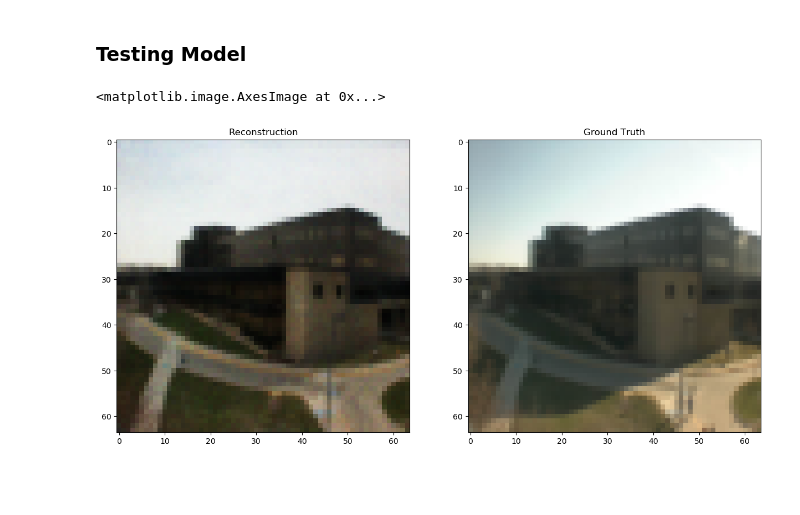
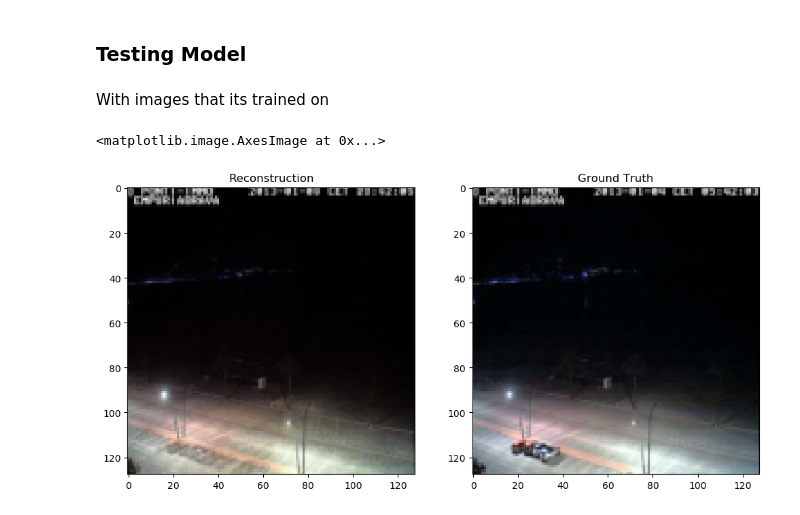
Before and after one commit to Icential/reconst, a Jupyter notebook: vae.ipynb, the cells around one changed output. Saved outputs shown, nothing was run; the diff lists cells and outputs as text; code cells hidden in the pictures; blank space fills up the shorter version.

```diff
--- a/vae.ipynb
+++ b/vae.ipynb
@@ -19,7 +19,7 @@ device
 ### Data Manipulation
 # %%
 data_transforms = transforms.Compose([
-    transforms.Resize((64, 64)),
+    transforms.Resize((128, 128)),
     transforms.ToTensor(),
 ])
 # %%
@@ -43,10 +43,10 @@ feature.shape, label.shape
 # %% [markdown]
 A VAE is just like an Autoencoder but the latent vector is now represnted as Gaussians
 # %%
-input_dim = 3*64*64
+input_dim = 3*128*128
 output_dim = input_dim
 hidden_dim = 512
-latent_dim = 256
+latent_dim = 32
 # %%
 class Encoder(nn.Module):
     def __init__(self, input_dim=input_dim, hidden_dim=hidden_dim, latent_dim=latent_dim):
@@ -257,24 +257,26 @@ Epoch: 11
 ... (19 outputs left out)
 # %% [markdown]
 ### Testing Model
+# %% [markdown]
+With images that its trained on
 # %%
 X, y = next(iter(train_dl))
-X, y = X[0, :, :].view(input_dim).to(device), y[0].to(device)
+X, y = X[8, :, :].view(input_dim).to(device), y[0].to(device)
 
 sample_reconst, sample_mean, sample_var = model(X)
-sample_reconst = sample_reconst.reshape(3, 64, 64).permute(1, 2, 0).detach().cpu().numpy()
+sample_reconst = sample_reconst.reshape(3, 128, 128).permute(1, 2, 0).detach().cpu().numpy()
 
-X_img = X.reshape(3, 64, 64).permute(1, 2, 0).detach().cpu().numpy()
+X_img = X.reshape(3, 128, 128).permute(1, 2, 0).detach().cpu().numpy()
 
-plt.figure(figsize=(15, 8))
+plt.figure(figsize=(12, 8))
 
 plt.subplot(121)
 plt.title("Reconstruction")
 plt.imshow(sample_reconst)
 
 plt.subplot(122)
 plt.title("Ground Truth")
 plt.imshow(X_img)
 # %% [output]
 <matplotlib.image.AxesImage at 0x...>
-[figure, old version]
+[figure, new version]
```
Also changed, not shown: parts of 5 cells of this notebook.
